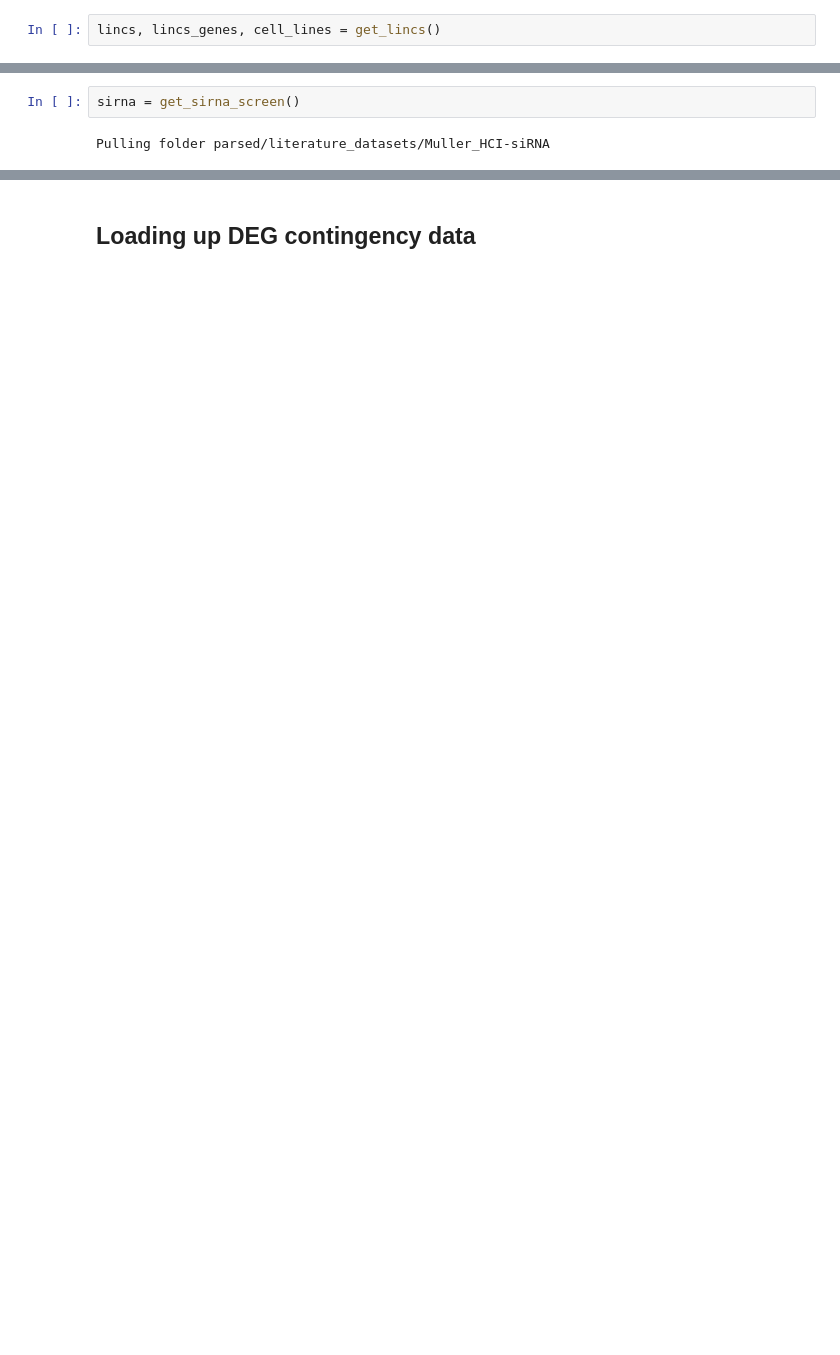
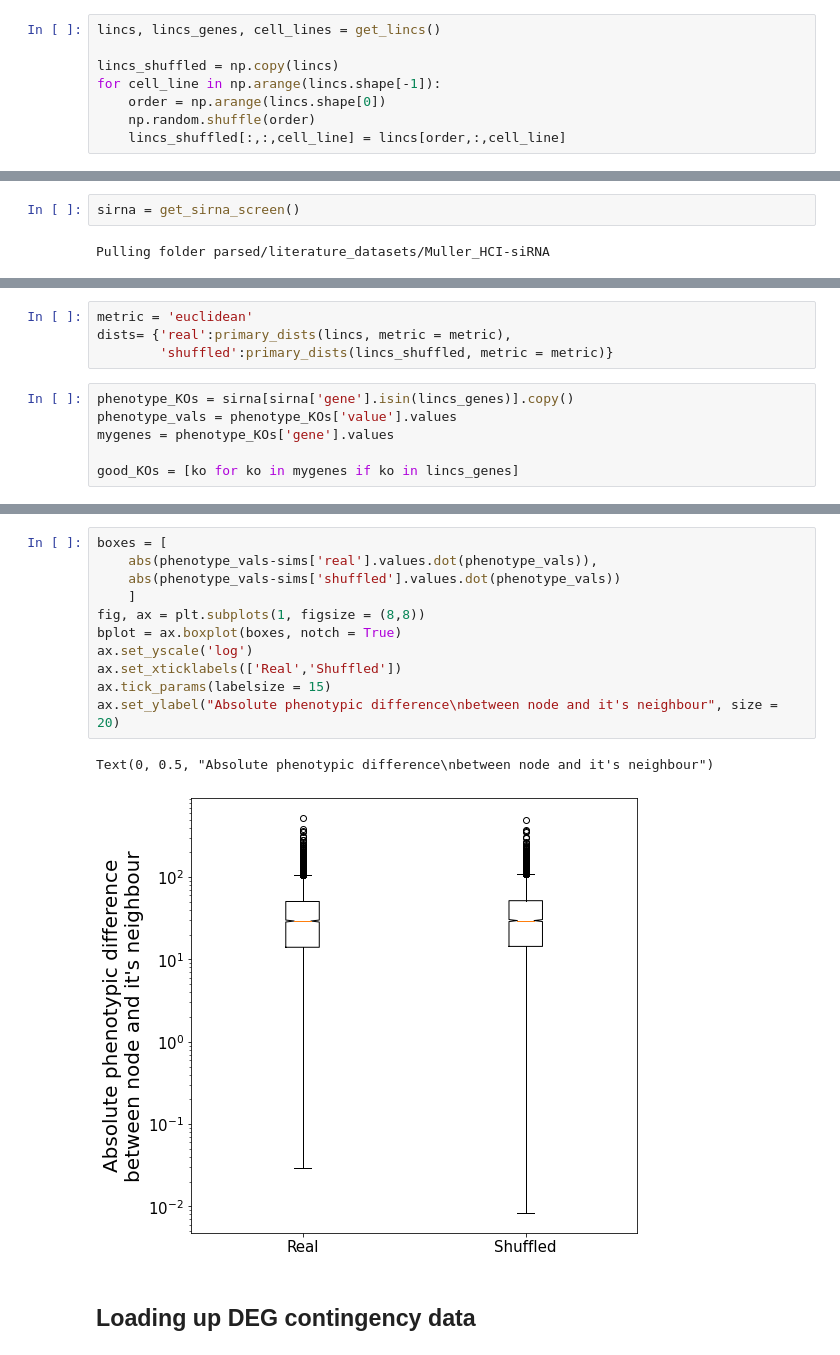
Before and after one commit to RelationRx/ds-ada-phenotype, a Jupyter notebook: LINCS_EDA_homophily.ipynb, the cells around one changed output, grey strips where cells are left out. Saved outputs shown, nothing was run; the diff lists cells and outputs as text; blank space fills up the shorter version.

```diff
--- a/LINCS_EDA_homophily.ipynb
+++ b/LINCS_EDA_homophily.ipynb
@@ -9,5 +11,11 @@ from tools.genedisco_datasets import get_crispri_il2_screen
 # Data Loading
 # %%
 lincs, lincs_genes, cell_lines = get_lincs()
+
+lincs_shuffled = np.copy(lincs)
+for cell_line in np.arange(lincs.shape[-1]):
+    order = np.arange(lincs.shape[0])
+    np.random.shuffle(order)
+    lincs_shuffled[:,:,cell_line] = lincs[order,:,cell_line]
 # %% [output]
 Pulling folder parsed/literature_datasets/L1000
@@ -22,0 +28,10 @@ Pulling folder parsed/literature_datasets/Muller_HCI-siRNA
+# %%
+metric = 'euclidean'
+dists= {'real':primary_dists(lincs, metric = metric),
+        'shuffled':primary_dists(lincs_shuffled, metric = metric)}
+# %%
+phenotype_KOs = sirna[sirna['gene'].isin(lincs_genes)].copy()
+phenotype_vals = phenotype_KOs['value'].values
+mygenes = phenotype_KOs['gene'].values
+
+good_KOs = [ko for ko in mygenes if ko in lincs_genes]
@@ -23,3 +55,17 @@ Pulling folder parsed/literature_datasets/Muller_HCI-siRNA
+# %%
+boxes = [
+    abs(phenotype_vals-sims['real'].values.dot(phenotype_vals)),
+    abs(phenotype_vals-sims['shuffled'].values.dot(phenotype_vals))
+    ]
+fig, ax = plt.subplots(1, figsize = (8,8))
+bplot = ax.boxplot(boxes, notch = True)
+ax.set_yscale('log')
+ax.set_xticklabels(['Real','Shuffled'])
+ax.tick_params(labelsize = 15)
+ax.set_ylabel("Absolute phenotypic difference\nbetween node and it's neighbour", size = 20)
+# %% [output]
+Text(0, 0.5, "Absolute phenotypic difference\nbetween node and it's neighbour")
+[figure, added]
 # %% [markdown]
 ## Loading up DEG contingency data
 # %%
```
Also changed, not shown: parts of 18 cells of this notebook, 2 other files.
